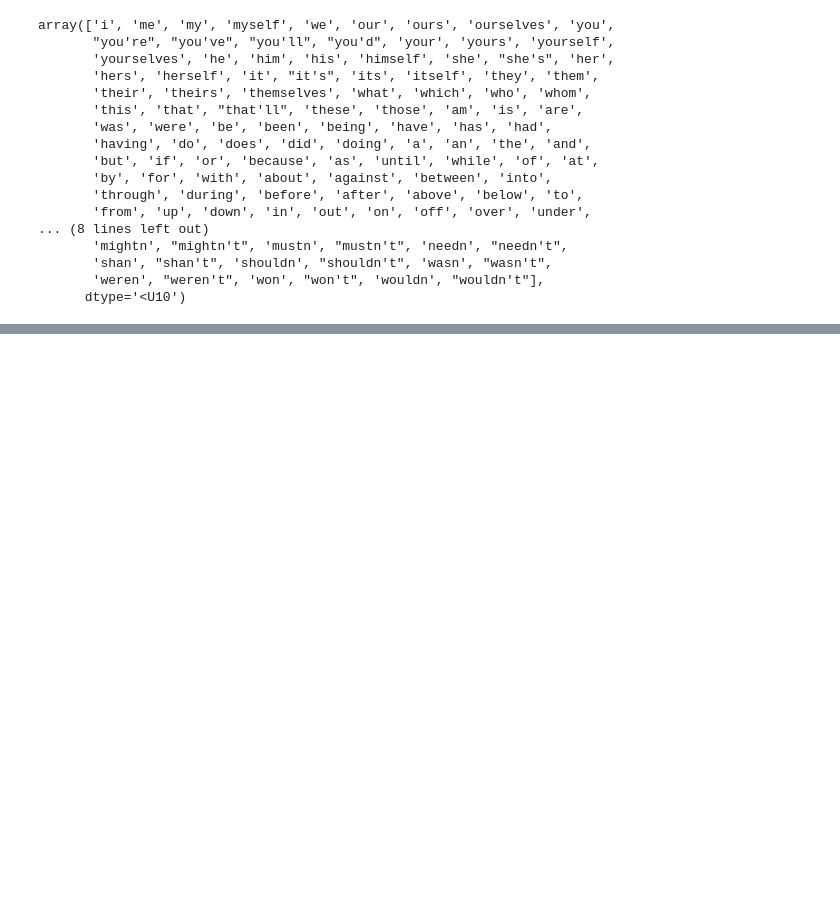
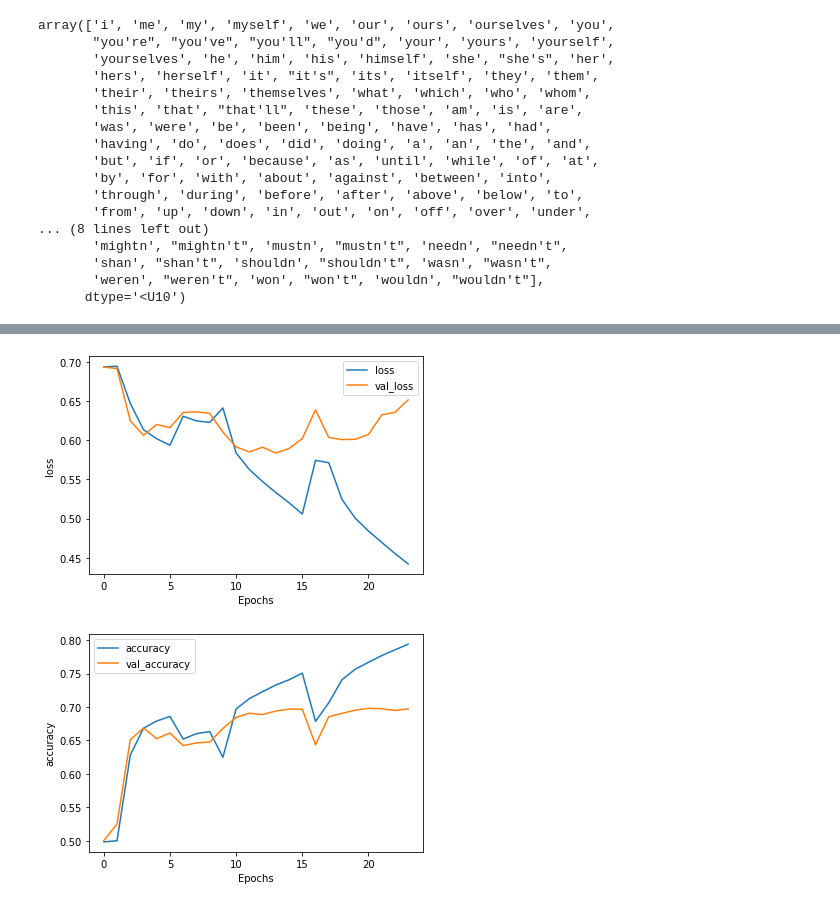
Before and after one commit to dannydhkim/Reddit_Sarcasm, a Jupyter notebook: Sarcasm Detection_model_v1.ipynb, the cells around one changed output, grey strips where cells are left out. Drawn from its saved outputs; the diff is of its cells as text; code cells hidden in the pictures; blank space fills up the shorter version.

Commit message:
finished model, still needs folder/code organization

```diff
--- a/Sarcasm Detection_model_v1.ipynb
+++ b/Sarcasm Detection_model_v1.ipynb
@@ -275,0 +245,8 @@ print(val_labels.shape)
+# %%
+model = Sequential()
+model.add(Embedding(vocab_size + 1, embedding_dim, input_length=length))
+model.add(LSTM(256))
+model.add(Dropout(0.5))
+model.add(Dense(1, activation='sigmoid'))
+
+model.compile(loss='binary_crossentropy',optimizer='adam',metrics=['accuracy'])
@@ -275,0 +279,8 @@ print(val_labels.shape)
+# %%
+es = EarlyStopping(monitor='val_loss', mode='min', verbose=1, patience=10)
+# %%
+checkpoint_path = "training_1/cp.ckpt"
+checkpoint_dir = os.path.dirname(checkpoint_path)
+cp_callback = tf.keras.callbacks.ModelCheckpoint(filepath=checkpoint_path,
+                                                 save_weights_only=True,
+                                                 verbose=1)
@@ -275,0 +294,5 @@ print(val_labels.shape)
+# %%
+num_epochs = 100
+batch_size = 95
+
+history = model.fit(X_train, y_train, validation_split=0.2, epochs=num_epochs, batch_size=100, verbose=1, callbacks=[es, cp_callback])
@@ -353,19 +421,22 @@ model.summary()
 num_epochs = 10
 hisotry = model.fit(train_dataset, validation_data=val_dataset, epochs=3)
 # %%
-plt.plot(hisotry.history['loss'])
-plt.plot(hisotry.history['val_loss'])
+plt.plot(history.history['loss'])
+plt.plot(history.history['val_loss'])
 plt.xlabel("Epochs")
 plt.ylabel('loss')
 plt.legend(['loss', 'val_loss'])
 plt.show()
 
-plt.plot(hisotry.history['accuracy'])
-plt.plot(hisotry.history['val_accuracy'])
+plt.plot(history.history['accuracy'])
+plt.plot(history.history['val_accuracy'])
 plt.xlabel("Epochs")
 plt.ylabel('accuracy')
 plt.legend(['accuracy', 'val_accuracy'])
 plt.show()
+# %% [output]
+[figure, added]
+[figure, added]
 # %%
 plt.plot(lstm.history['loss'])
 plt.plot(lstm.history['val_loss'])
```
Also changed, not shown: parts of 39 cells of this notebook, 8 other files.
